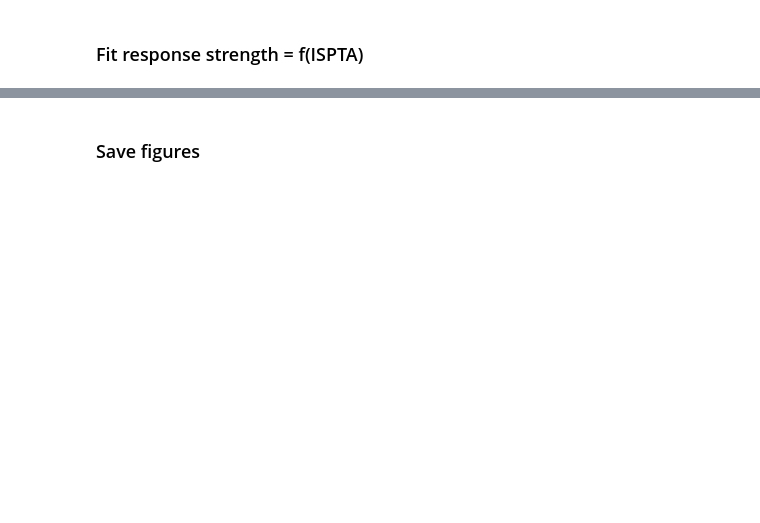
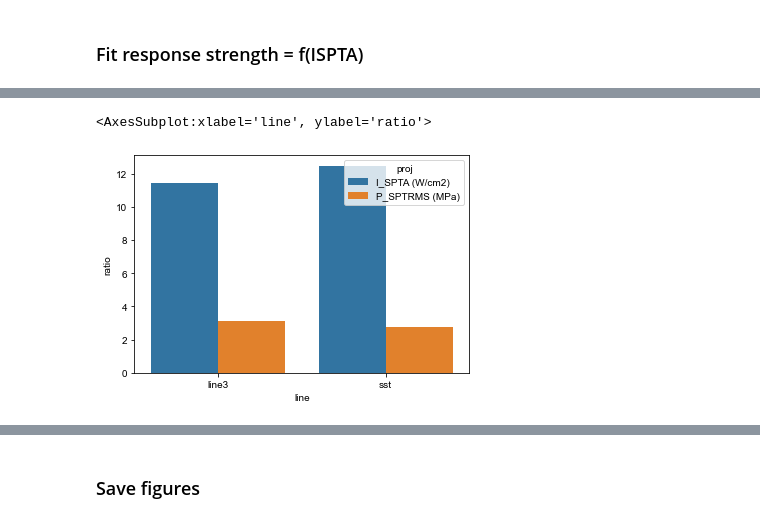
Before and after one commit to shohamlab/usnm2p, a Jupyter notebook: main_analysis.ipynb, the cells around one changed output, grey strips where cells are left out. Drawn from its saved outputs; the diff is of its cells as text; code cells hidden in the pictures; blank space fills up the shorter version.

```diff
--- a/main_analysis.ipynb
+++ b/main_analysis.ipynb
@@ -201,3 +215,15 @@ for line, gstats in stats_all.groupby(Label.LINE):
+# %%
+ratios = pd.DataFrame({
+    'line': ['line3', 'line3', 'sst', 'sst'],
+    'proj': [Label.ISPTA, Label.PSPTRMS, Label.ISPTA, Label.PSPTRMS],
+    'ratio': [11.42, 3.13, 12.48, 2.78]
+})
+sns.barplot(
+    data=ratios, x='line', y='ratio', hue='proj'
+)
+# %% [output]
+<AxesSubplot:xlabel='line', ylabel='ratio'>
+[figure, added]
 # %%
 fig, ax = plt.subplots()
 # For each line
```
Also changed, not shown: parts of 7 cells of this notebook, 5 other files.
